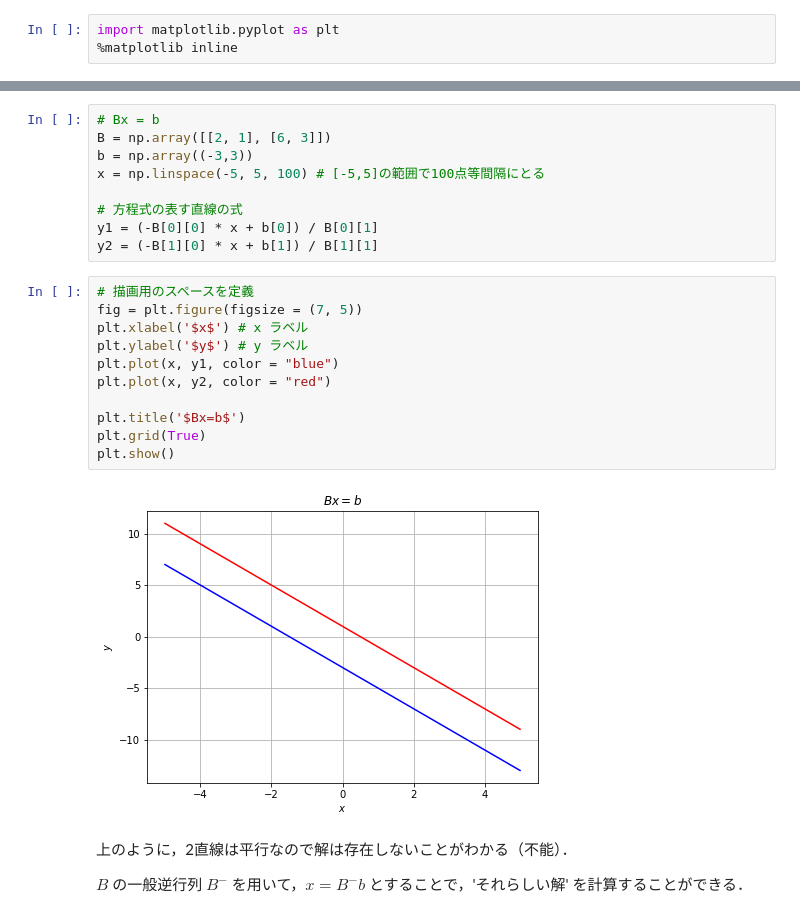
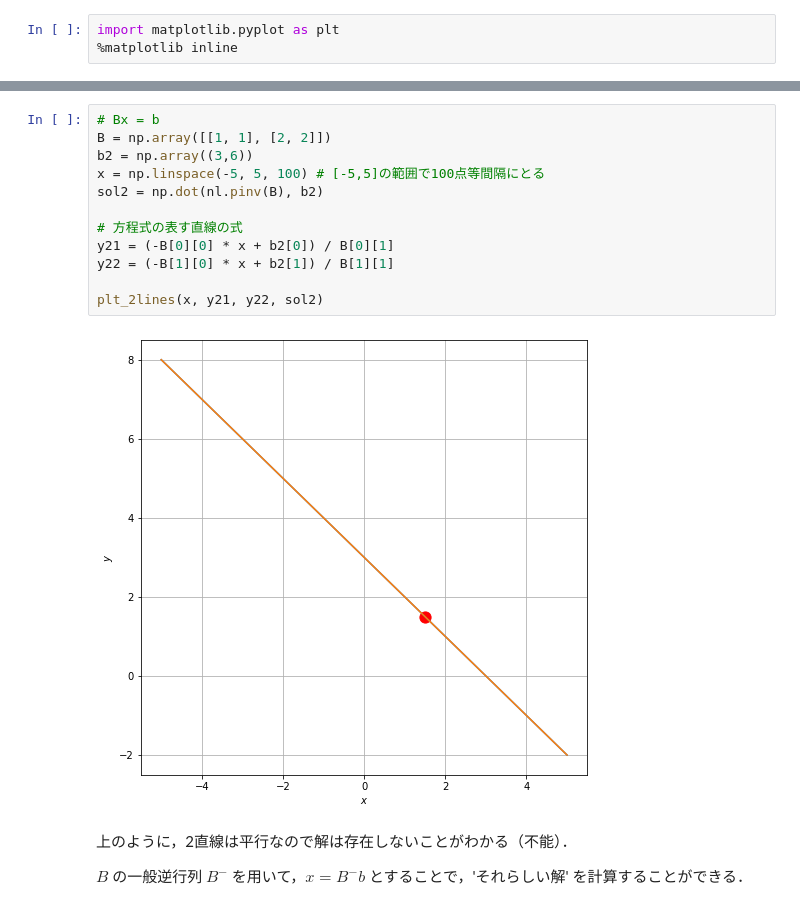
Before and after one commit to y629/optimization-practice, a Jupyter notebook: pseudo_inv_check.ipynb, the cells around one changed output, grey strips where cells are left out. Saved outputs shown, nothing was run; the diff lists cells and outputs as text.

```diff
--- a/pseudo_inv_check.ipynb
+++ b/pseudo_inv_check.ipynb
@@ -179,26 +197,18 @@ $$
 まずは，この方程式の表す2直線を表示してみる．
 # %%
 # Bx = b
-B = np.array([[2, 1], [6, 3]])
-b = np.array((-3,3))
+B = np.array([[1, 1], [2, 2]])
+b2 = np.array((3,6))
 x = np.linspace(-5, 5, 100) # [-5,5]の範囲で100点等間隔にとる
+sol2 = np.dot(nl.pinv(B), b2)
 
 # 方程式の表す直線の式
-y1 = (-B[0][0] * x + b[0]) / B[0][1]
-y2 = (-B[1][0] * x + b[1]) / B[1][1]
+y21 = (-B[0][0] * x + b2[0]) / B[0][1]
+y22 = (-B[1][0] * x + b2[1]) / B[1][1]
+
+plt_2lines(x, y21, y22, sol2)
+# %% [output]
+[figure, added]
-# %%
-# 描画用のスペースを定義
-fig = plt.figure(figsize = (7, 5))
-plt.xlabel('$x$') # x ラベル
-plt.ylabel('$y$') # y ラベル
-plt.plot(x, y1, color = "blue")
-plt.plot(x, y2, color = "red")
-
-plt.title('$Bx=b$')
-plt.grid(True)
-plt.show()
-# %% [output]
-[figure, removed]
 # %% [markdown]
 上のように，2直線は平行なので解は存在しないことがわかる（不能）．
 
```
Also changed, not shown: parts of 19 cells of this notebook.
